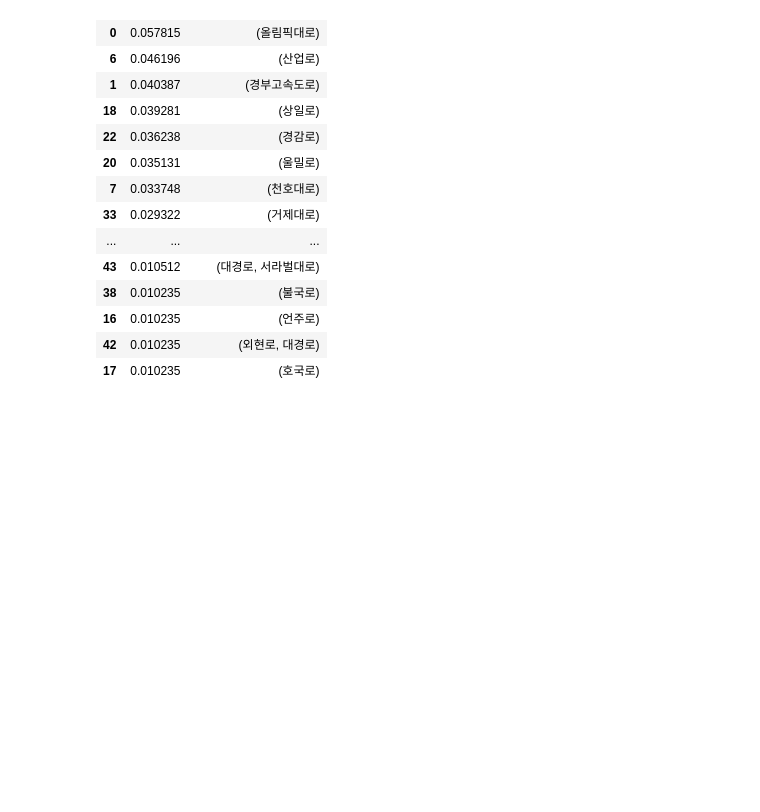
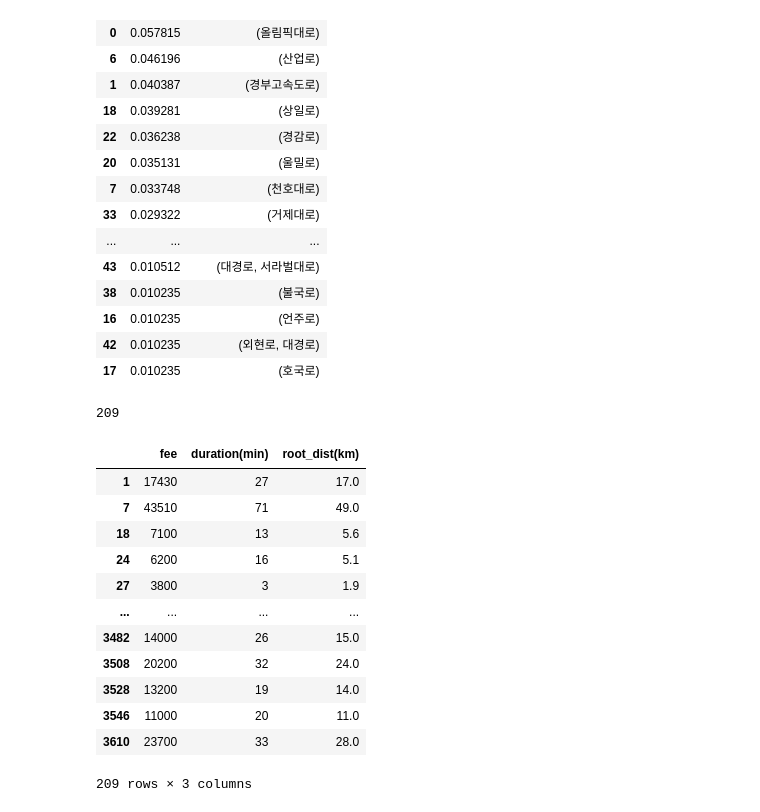
Before and after one commit to iterat1on/Realtime_abnomal_driving_detection, a Jupyter notebook: 공유자동차.ipynb, the cells around one changed output. Saved outputs shown, nothing was run; the diff lists cells and outputs as text; code cells hidden in the pictures; blank space fills up the shorter version.

```diff
--- a/공유자동차.ipynb
+++ b/공유자동차.ipynb
@@ -681,3 +681,28 @@ fp_result.sort_values('support', ascending= False)
 | 16 | 0.010235 | (언주로) |
 | 42 | 0.010235 | (외현로, 대경로) |
 | 17 | 0.010235 | (호국로) |
+# %%
+count = 0
+for i in range(len(transaction)) :
+  if '올림픽대로' in transaction[i] :
+    count += 1
+print(count)
+# %% [output]
+209
+# %%
+df_filtered = df[df.path.str.contains('올림픽대로')][['fee', 'duration(min)', 'root_dist(km)']]
+df_filtered
+# %% [output]
+|  | fee | duration(min) | root_dist(km) |
+| 1 | 17430 | 27 | 17.0 |
+| 7 | 43510 | 71 | 49.0 |
+| 18 | 7100 | 13 | 5.6 |
+| 24 | 6200 | 16 | 5.1 |
+| 27 | 3800 | 3 | 1.9 |
+| ... | ... | ... | ... |
+| 3482 | 14000 | 26 | 15.0 |
+| 3508 | 20200 | 32 | 24.0 |
+| 3528 | 13200 | 19 | 14.0 |
+| 3546 | 11000 | 20 | 11.0 |
+| 3610 | 23700 | 33 | 28.0 |
+209 rows × 3 columns
```
Also changed, not shown: parts of 20 cells of this notebook.
